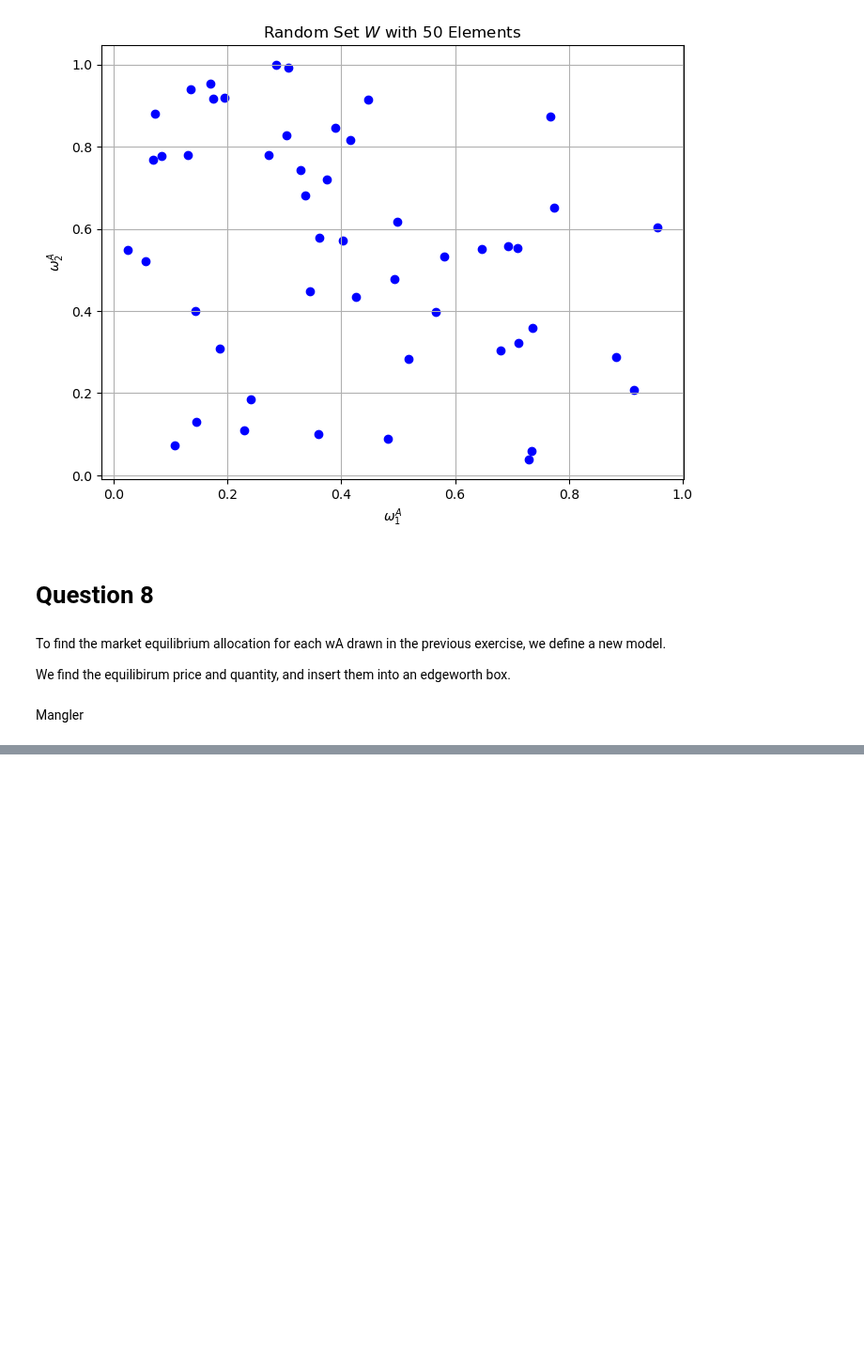
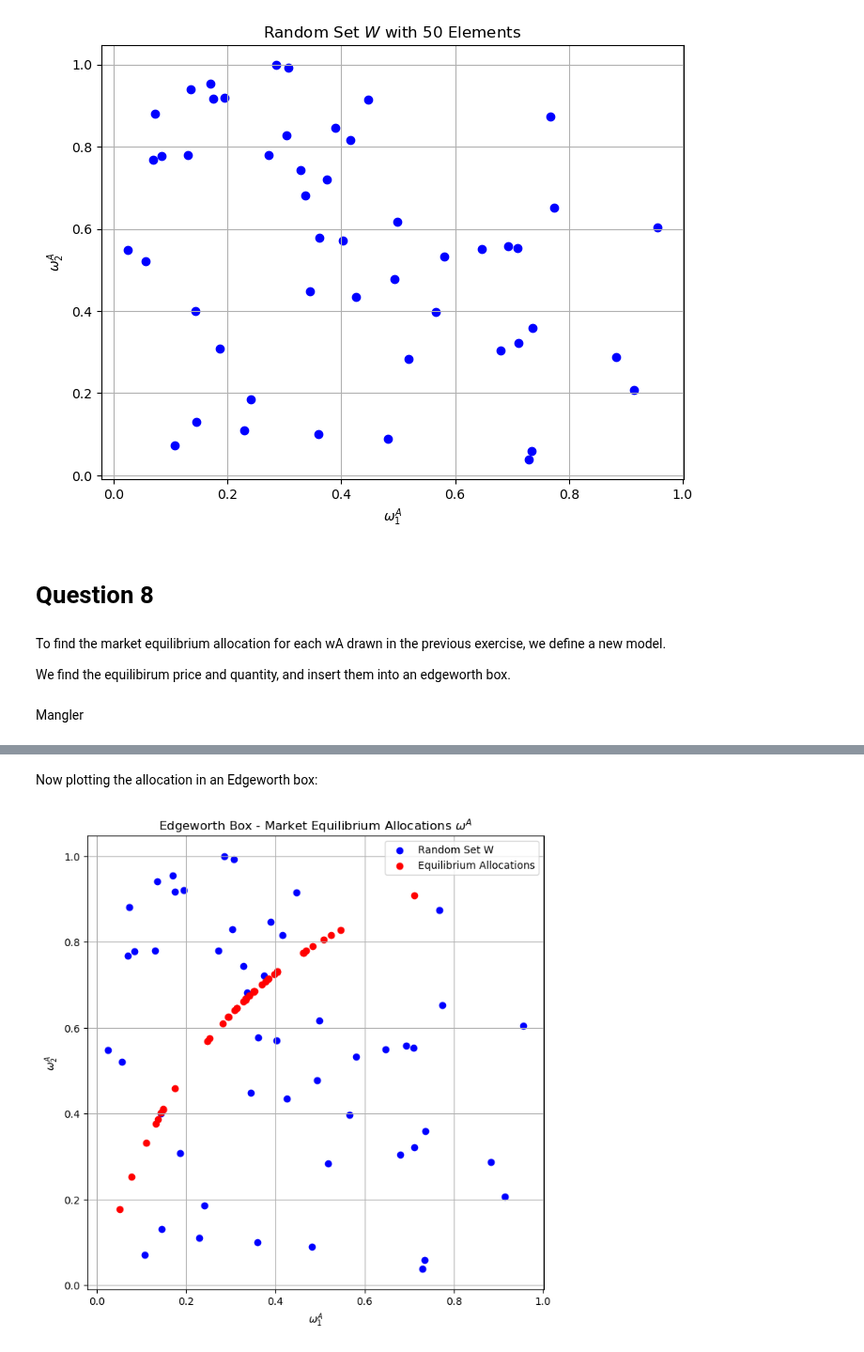
Before and after one commit to NumEconCopenhagen/projects-2024-anna-jiyun-kim-pedram, a Jupyter notebook: inauguralproject/inauguralproject.ipynb, the cells around one changed output, grey strips where cells are left out. Shown at 94% size. Cells and saved outputs as stored; diff of their text form; code cells hidden in the pictures; blank space fills up the shorter version.

```diff
--- a/inauguralproject/inauguralproject.ipynb
+++ b/inauguralproject/inauguralproject.ipynb
@@ -475,3 +477,18 @@ To find the market equilibrium allocation for each wA drawn in the previous exer
 We find the equilibirum price and quantity, and insert them into an edgeworth box.
 # %% [markdown]
 Mangler
+# %%
+#create list for market equilibrium
+market_equi = []
+
+#Defining constraints for the optimization problem
+cns_1 = {'type': 'ineq', 'fun': lambda x : model.utility_B_8(1 - x[0], 1 - x[1]) - model.utility_B_8(1-w1A, 1-w2A)}
+cns_2 = {'type': 'ineq', 'fun': lambda x : model.utility_A_8(x[0], x[1]) - model.utility_A_8(w1A, w2A)}
+
+
+# Loop over the elements in w1A_uniform and w2A_uniform and use constraints
+for w1A, w2A in zip(w1A_uniform, w2A_uniform):
+    x0 = [w1A, w2A]
+    market_eq_alloc = minimize(model.objective_8, x0, bounds=[(0, 1), (0, 1)], constraints=[cns_1,cns_2])
+    market_equi.append(market_eq_alloc.x)
+market_equi
@@ -477,0 +513,20 @@ Mangler
+# %% [markdown]
+Now plotting the allocation in an Edgeworth box:
+# %%
+market_equi = np.array(market_equi)
+
+# Plotting in an Edgeworth box
+plt.figure(figsize=(8, 8),)
+plt.scatter(w1A_uniform, w2A_uniform, color='blue', label='Random Set W')
+plt.scatter(market_equi[:, 0], market_equi[:, 1], color='red', label='Equilibrium Allocations')
+plt.xlabel('$\omega_1^A$')
+plt.ylabel('$\omega_2^A$')
+#Add title, legend and grid
+plt.title('Edgeworth Box - Market Equilibrium Allocations $\omega^{A}$')
+plt.legend()
+plt.grid(True)
+
+# Plot
+plt.show()
+# %% [output]
+[figure, added]
```
Also changed, not shown: parts of 3 cells of this notebook, 1 other file.
